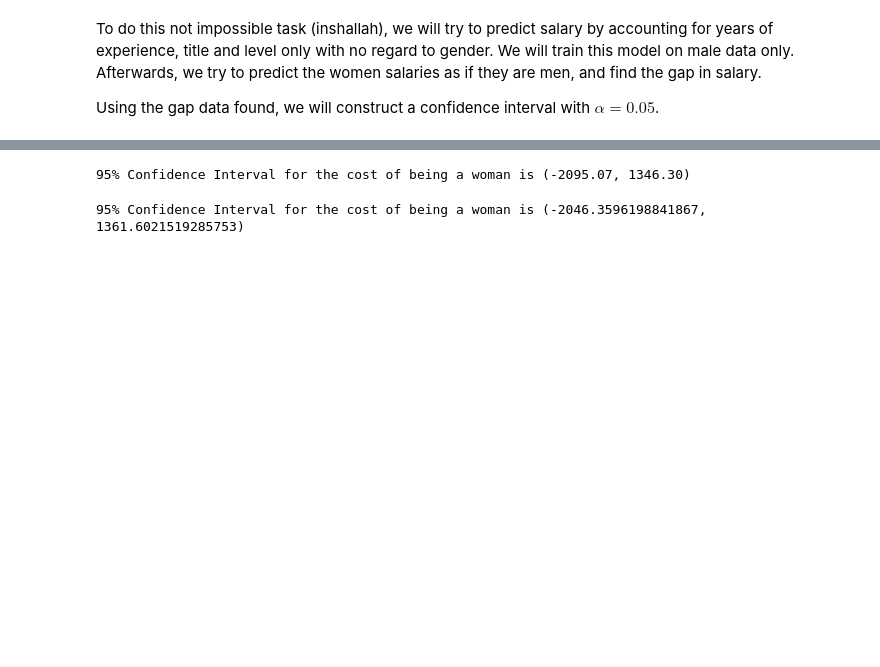
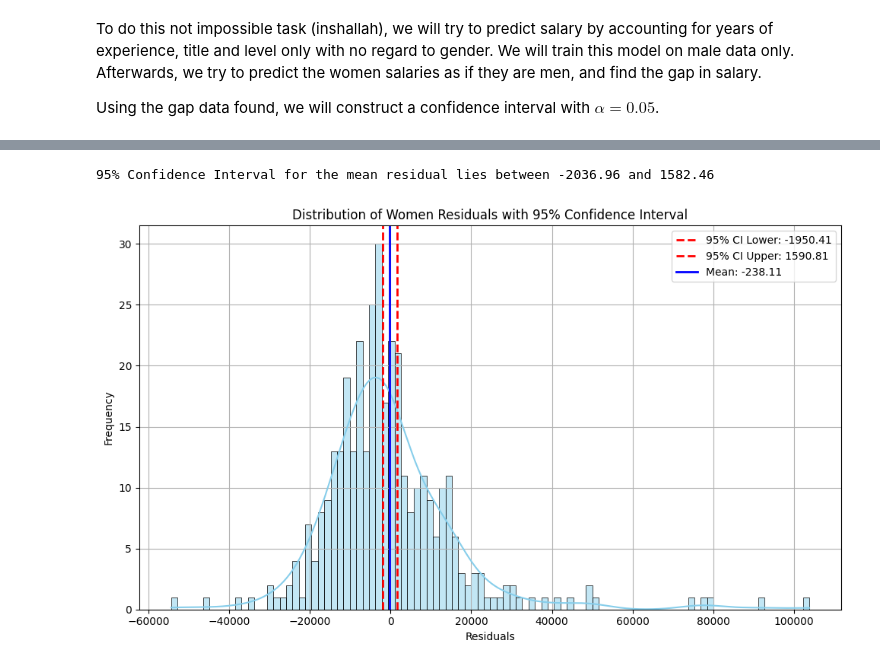
Before and after one commit to moha09-coder/Salary-Gaps-Analysis, a Jupyter notebook: analysis.ipynb, the cells around one changed output, grey strips where cells are left out. Drawn from its saved outputs; the diff is of its cells as text; code cells hidden in the pictures; blank space fills up the shorter version.

Commit message:
feat: Add CI graph

```diff
--- a/analysis.ipynb
+++ b/analysis.ipynb
@@ -1206,20 +1206,35 @@ Sample size (n): 371
-# %%
-std_err = np.std(women_residuals, ddof=1) / np.sqrt(n)
-CI = sp.stats.t.interval(confidence=0.95,  # Confidence level
-    df=n-1,  # Degrees of freedom
-    loc=mean_residual,  # Sample mean
-    scale=std_err)
-
-print(f"95% Confidence Interval for the cost of being a woman is ({CI[0]:.2f}, {CI[1]:.2f})")
-# %% [output]
-95% Confidence Interval for the cost of being a woman is (-2095.07, 1346.30)
+# %%
+# Removing the top and bottom percentiles to avoid outliers
+q_low = np.percentile(women_residuals, 3)
+q_high = np.percentile(women_residuals, 97)
+trimmed = [r for r in women_residuals if q_low <= r <= q_high]
+n = len(trimmed)
 # %%
-# This is another approach using the percentile method in conjunction with bootstrapping
-bootstrap_means = [np.mean(np.random.choice(women_residuals, size=n, replace=True)) for _ in range(10_000)]
-ci_lower = np.percentile(bootstrap_means, 2.5)
-ci_upper = np.percentile(bootstrap_means, 97.5)
+# This is approach using the percentile method in conjunction with bootstrapping
+# This doesn't assume normality
+boot_means = [np.mean(np.random.choice(women_residuals, size=n, replace=True)) for _ in range(10000)]
+CI = np.percentile(boot_means, [2.5, 97.5])
 
-
-print(f"95% Confidence Interval for the cost of being a woman is ({ci_lower}, {ci_upper})")
+print(f"95% Confidence Interval for the mean residual lies between {CI[0]:.2f} and {CI[1]:.2f}")
 # %% [output]
-95% Confidence Interval for the cost of being a woman is (-2046.3596198841867, 1361.6021519285753)
+95% Confidence Interval for the mean residual lies between -2036.96 and 1582.46
+# %%
+# Plot the distribution
+plt.figure(figsize=(10, 6))
+sns.histplot(women_residuals, bins=100, kde=True, color="skyblue", edgecolor="black")
+
+# Add vertical lines for confidence interval
+plt.axvline(CI[0], color='red', linestyle='--', linewidth=2, label=f'95% CI Lower: {CI[0]:.2f}')
+plt.axvline(CI[1], color='red', linestyle='--', linewidth=2, label=f'95% CI Upper: {CI[1]:.2f}')
+plt.axvline(mean_residual, color='blue', linestyle='-', linewidth=2, label=f'Mean: {mean_residual:.2f}')
+
+# Labels and title
+plt.title("Distribution of Women Residuals with 95% Confidence Interval")
+plt.xlabel("Residuals")
+plt.ylabel("Frequency")
+plt.legend()
+plt.grid(True)
+plt.tight_layout()
+plt.show()
+# %% [output]
+[figure, added]
```
Also changed, not shown: parts of 20 cells of this notebook.
